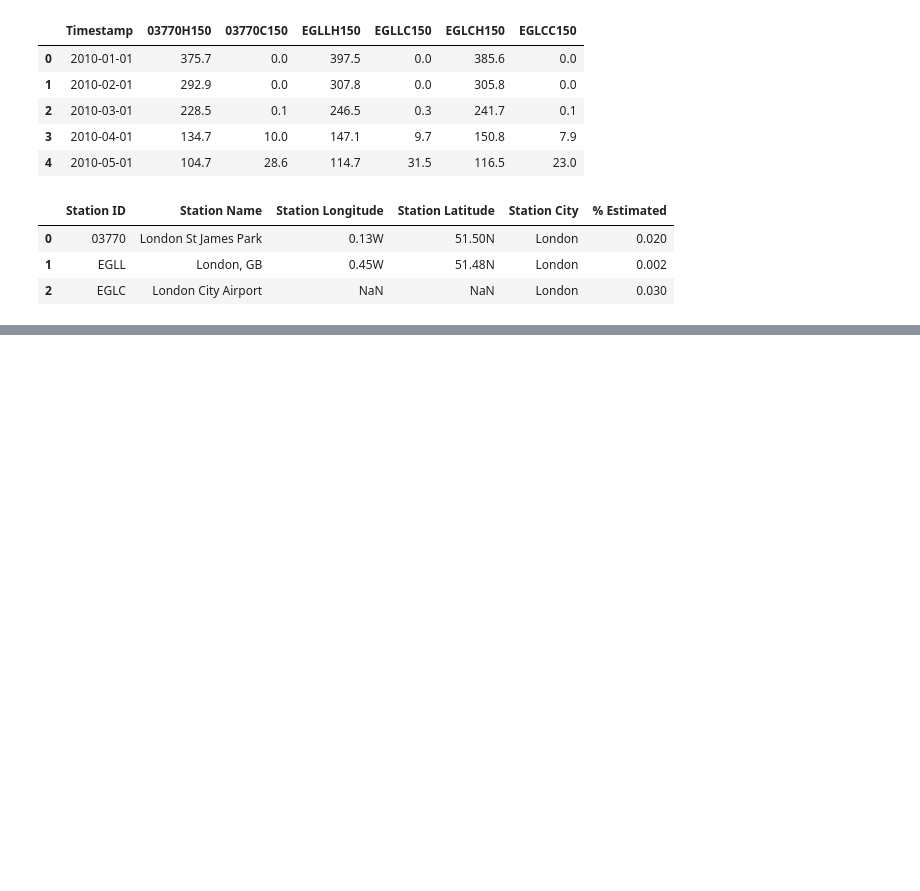
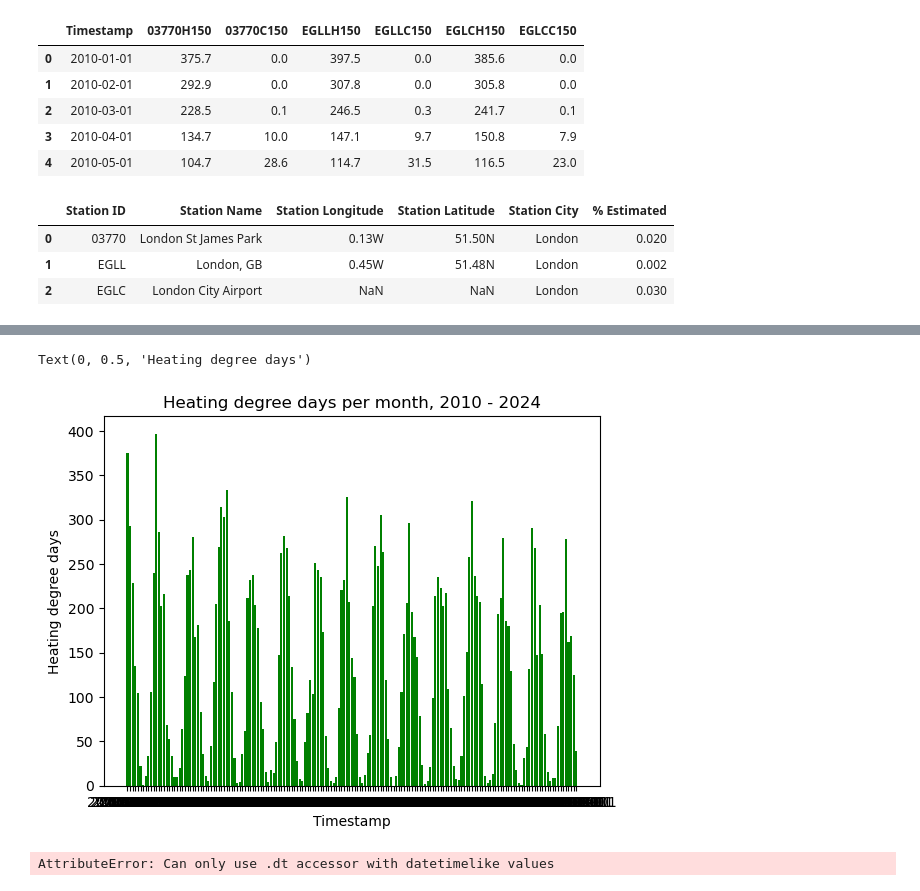
Before and after one commit to JoeyBream/weather-data, a Jupyter notebook: data.ipynb, the cells around one changed output, grey strips where cells are left out. Cells and saved outputs as stored; diff of their text form; code cells hidden in the pictures; blank space fills up the shorter version.

```diff
--- a/data.ipynb
+++ b/data.ipynb
@@ -38,0 +93,16 @@ SyntaxError: invalid syntax (2114073461.py, line 1)
+# %%
+## HEATING DEGREE DAY PER YEAR ##
+x = WS_Data['Timestamp']
+y = WS_Data['03770H150']
+chart = plt.bar(x, y, color="green")
+plt.title("Heating degree days per month, 2010 - 2024")
+plt.xlabel("Timestamp")
+# plt.xticks(timestamplist,rotation=45)
+plt.ylabel("Heating degree days")
+# %% [output]
+Text(0, 0.5, 'Heating degree days')
+[figure, added]
+# %%
+WS_Data["Timestamp"].dt.month
+# %% [output]
+AttributeError: Can only use .dt accessor with datetimelike values
```
Also changed, not shown: parts of 5 cells of this notebook.
